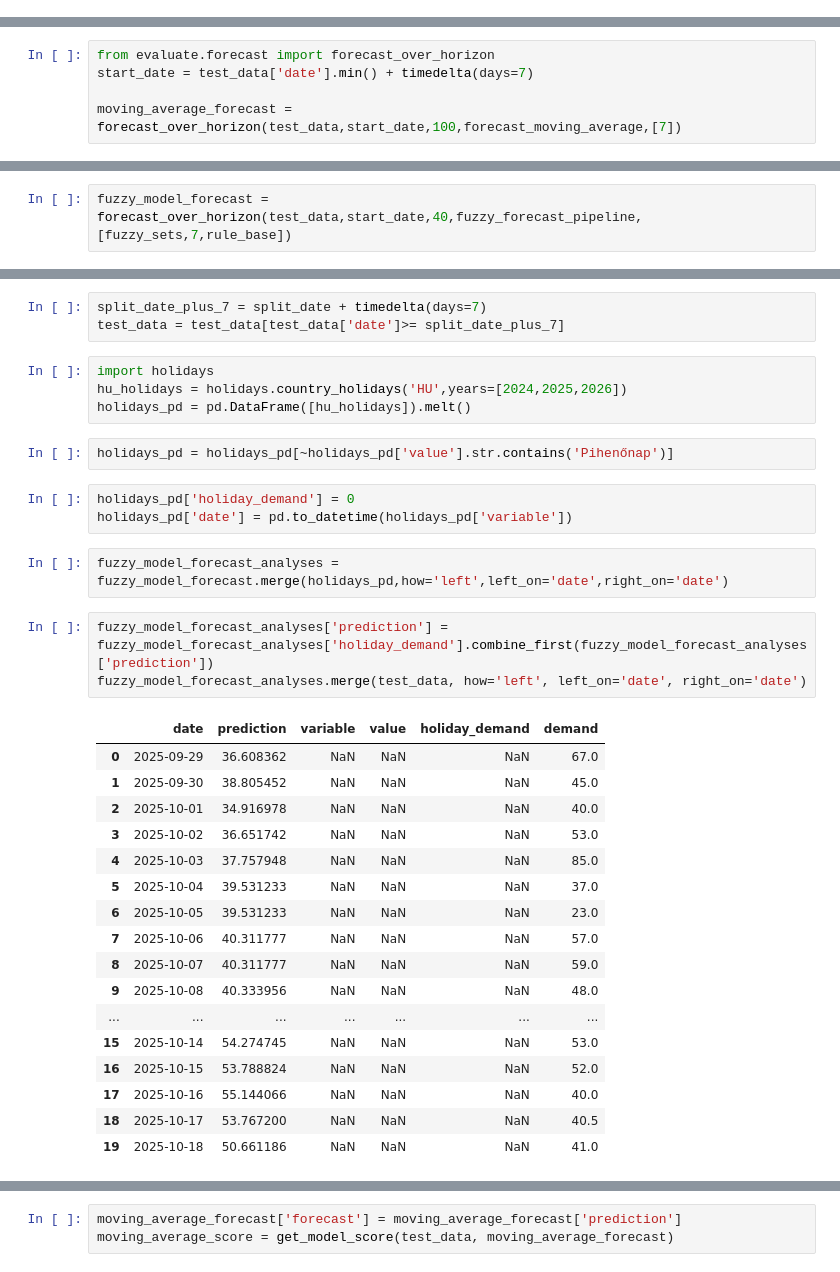
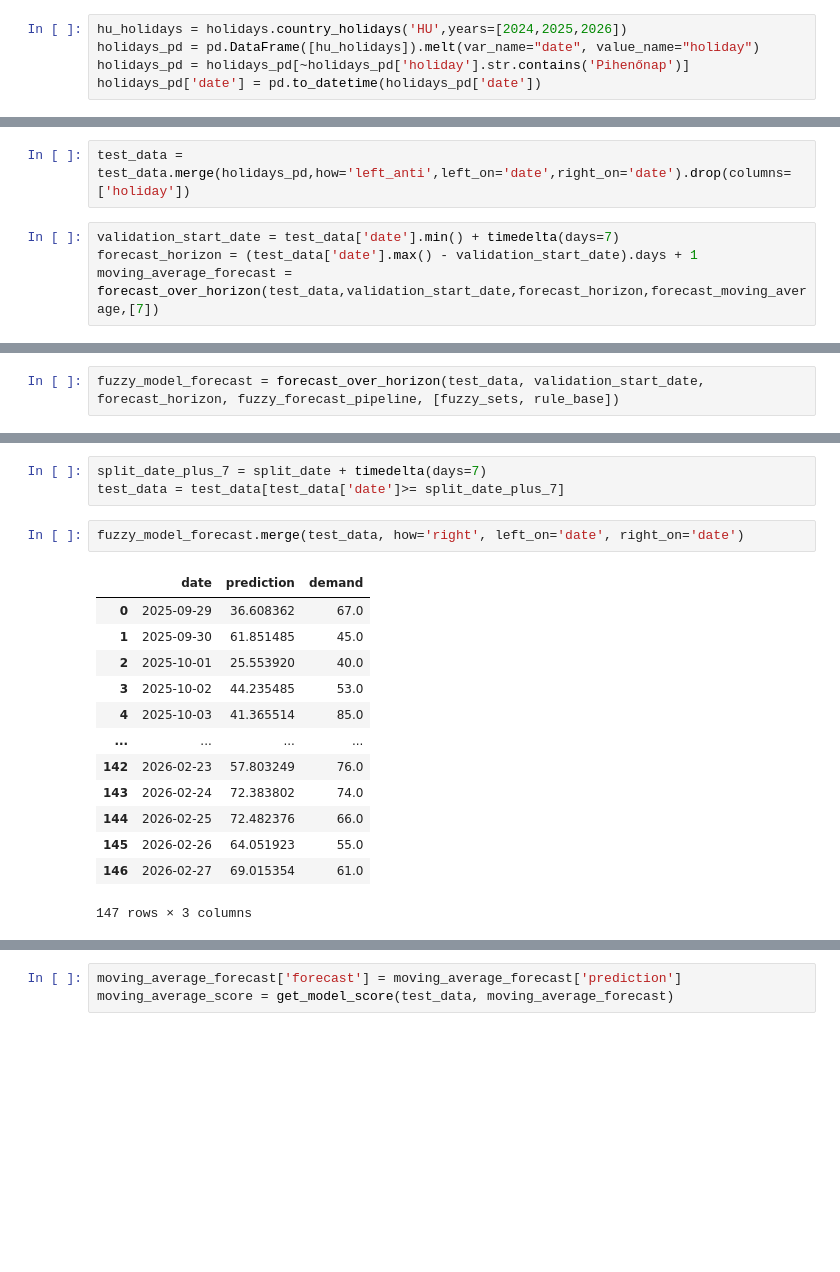
Before and after one commit to IvankaiKrisztian/Szakdolgozat, a Jupyter notebook: data/Explore.ipynb, the cells around one changed output, grey strips where cells are left out. Saved outputs shown, nothing was run; the diff lists cells and outputs as text; blank space fills up the shorter version.

```diff
--- a/data/Explore.ipynb
+++ b/data/Explore.ipynb
@@ -222,0 +207,5 @@ test_data
+# %%
+hu_holidays = holidays.country_holidays('HU',years=[2024,2025,2026])
+holidays_pd = pd.DataFrame([hu_holidays]).melt(var_name="date", value_name="holiday")
+holidays_pd = holidays_pd[~holidays_pd['holiday'].str.contains('Pihenőnap')]
+holidays_pd['date'] = pd.to_datetime(holidays_pd['date'])
@@ -223,6 +232,7 @@ test_data
+# %%
+test_data = test_data.merge(holidays_pd,how='left_anti',left_on='date',right_on='date').drop(columns=['holiday'])
 # %%
-from evaluate.forecast import forecast_over_horizon
-start_date = test_data['date'].min() + timedelta(days=7)
-
-moving_average_forecast = forecast_over_horizon(test_data,start_date,100,forecast_moving_average,[7])
+validation_start_date = test_data['date'].min() + timedelta(days=7)
+forecast_horizon = (test_data['date'].max() - validation_start_date).days + 1
+moving_average_forecast = forecast_over_horizon(test_data,validation_start_date,forecast_horizon,forecast_moving_average,[7])
 # %% [output]
@@ -246,3 +256,3 @@ Preidction finished for:2026-01-06 00:00:00
 # %%
-fuzzy_model_forecast = forecast_over_horizon(test_data,start_date,40,fuzzy_forecast_pipeline,[fuzzy_sets,7,rule_base])
+fuzzy_model_forecast = forecast_over_horizon(test_data, validation_start_date, forecast_horizon, fuzzy_forecast_pipeline, [fuzzy_sets, rule_base])
 # %% [output]
@@ -266,36 +276,20 @@ Preidction finished for:2025-11-07 00:00:00
 # %%
 split_date_plus_7 = split_date + timedelta(days=7)
 test_data = test_data[test_data['date']>= split_date_plus_7]
-# %%
-import holidays
-hu_holidays = holidays.country_holidays('HU',years=[2024,2025,2026])
-holidays_pd = pd.DataFrame([hu_holidays]).melt()
-# %%
-holidays_pd = holidays_pd[~holidays_pd['value'].str.contains('Pihenőnap')]
-# %%
-holidays_pd['holiday_demand'] = 0
-holidays_pd['date'] = pd.to_datetime(holidays_pd['variable'])
-# %%
-fuzzy_model_forecast_analyses = fuzzy_model_forecast.merge(holidays_pd,how='left',left_on='date',right_on='date')
 # %%
-fuzzy_model_forecast_analyses['prediction'] = fuzzy_model_forecast_analyses['holiday_demand'].combine_first(fuzzy_model_forecast_analyses['prediction'])
-fuzzy_model_forecast_analyses.merge(test_data, how='left', left_on='date', right_on='date')
+fuzzy_model_forecast.merge(test_data, how='right', left_on='date', right_on='date')
 # %% [output]
-|  | date | prediction | variable | value | holiday_demand | demand |
-| 0 | 2025-09-29 | 36.608362 | NaN | NaN | NaN | 67.0 |
-| 1 | 2025-09-30 | 38.805452 | NaN | NaN | NaN | 45.0 |
-| 2 | 2025-10-01 | 34.916978 | NaN | NaN | NaN | 40.0 |
-| 3 | 2025-10-02 | 36.651742 | NaN | NaN | NaN | 53.0 |
-| 4 | 2025-10-03 | 37.757948 | NaN | NaN | NaN | 85.0 |
-| 5 | 2025-10-04 | 39.531233 | NaN | NaN | NaN | 37.0 |
-| 6 | 2025-10-05 | 39.531233 | NaN | NaN | NaN | 23.0 |
-| 7 | 2025-10-06 | 40.311777 | NaN | NaN | NaN | 57.0 |
-| 8 | 2025-10-07 | 40.311777 | NaN | NaN | NaN | 59.0 |
-| 9 | 2025-10-08 | 40.333956 | NaN | NaN | NaN | 48.0 |
-| ... | ... | ... | ... | ... | ... | ... |
-| 15 | 2025-10-14 | 54.274745 | NaN | NaN | NaN | 53.0 |
-| 16 | 2025-10-15 | 53.788824 | NaN | NaN | NaN | 52.0 |
-| 17 | 2025-10-16 | 55.144066 | NaN | NaN | NaN | 40.0 |
-| 18 | 2025-10-17 | 53.767200 | NaN | NaN | NaN | 40.5 |
-| 19 | 2025-10-18 | 50.661186 | NaN | NaN | NaN | 41.0 |
+|  | date | prediction | demand |
+| 0 | 2025-09-29 | 36.608362 | 67.0 |
+| 1 | 2025-09-30 | 61.851485 | 45.0 |
+| 2 | 2025-10-01 | 25.553920 | 40.0 |
+| 3 | 2025-10-02 | 44.235485 | 53.0 |
+| 4 | 2025-10-03 | 41.365514 | 85.0 |
+| ... | ... | ... | ... |
+| 142 | 2026-02-23 | 57.803249 | 76.0 |
+| 143 | 2026-02-24 | 72.383802 | 74.0 |
+| 144 | 2026-02-25 | 72.482376 | 66.0 |
+| 145 | 2026-02-26 | 64.051923 | 55.0 |
+| 146 | 2026-02-27 | 69.015354 | 61.0 |
+147 rows × 3 columns
 # %%
```
Also changed, not shown: parts of 30 cells of this notebook, 11 other files.
